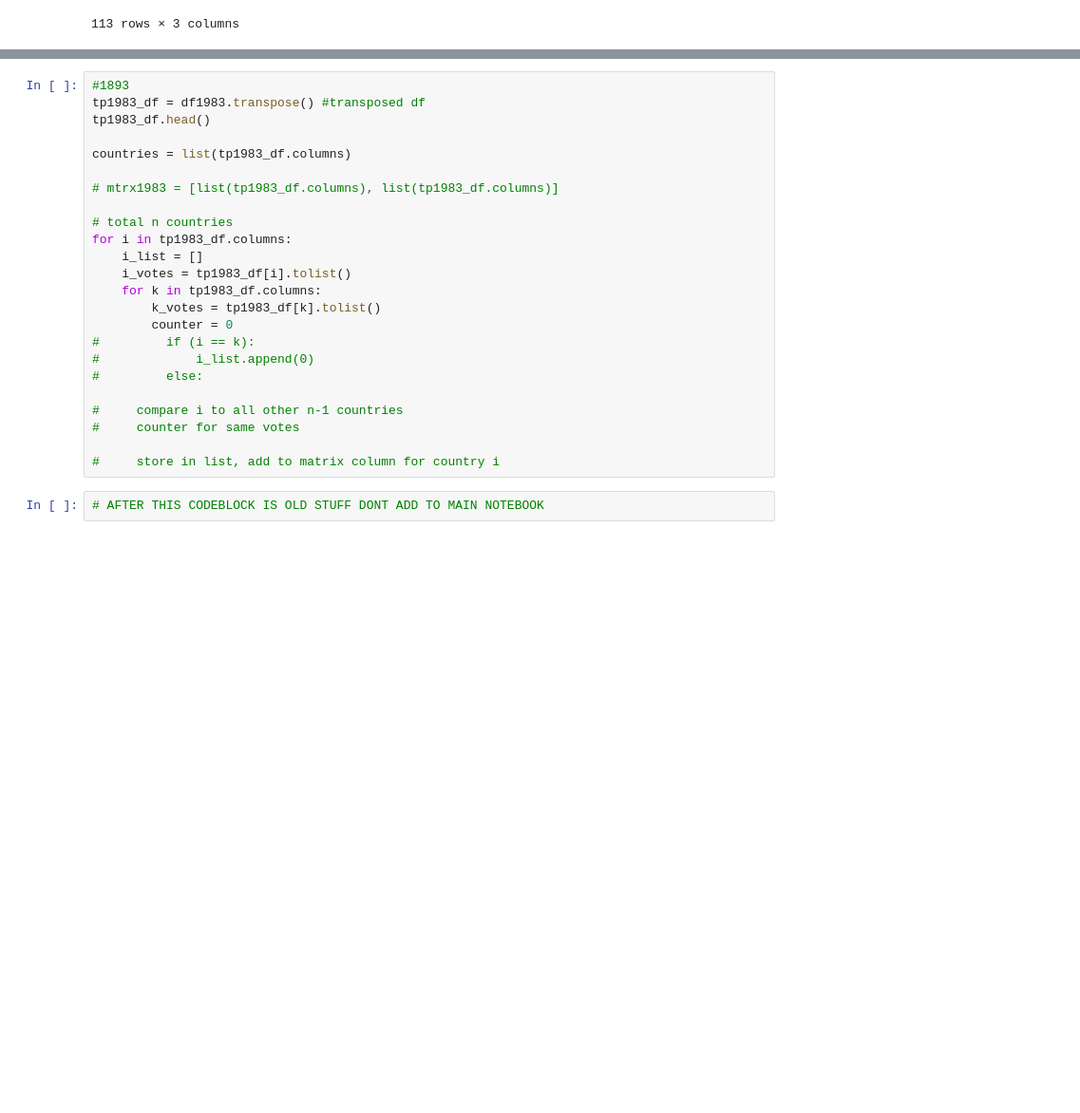
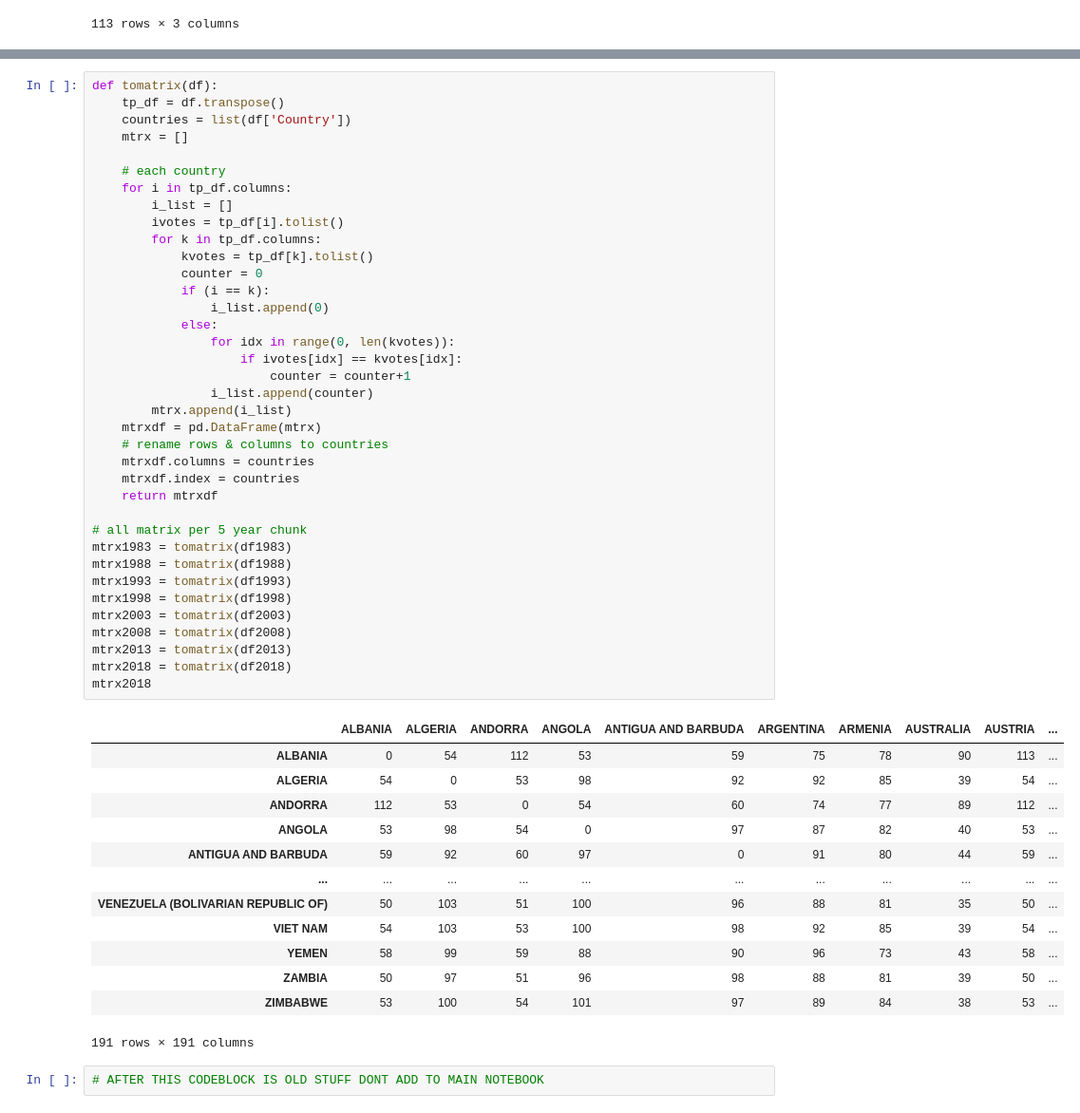
Before and after one commit to lbrown98/un-voting-patterns, a Jupyter notebook: k-means_cluster_analysis.ipynb, the cells around one changed output, grey strips where cells are left out. Shown at 95% size. Saved outputs shown, nothing was run; the diff lists cells and outputs as text; blank space fills up the shorter version.

```diff
--- a/k-means_cluster_analysis.ipynb
+++ b/k-means_cluster_analysis.ipynb
@@ -91,27 +92,54 @@ df2018.head()
-# %%
-#1893
-tp1983_df = df1983.transpose() #transposed df
-tp1983_df.head()
-
-countries = list(tp1983_df.columns)
-
-# mtrx1983 = [list(tp1983_df.columns), list(tp1983_df.columns)]
-
-# total n countries
-for i in tp1983_df.columns:
-    i_list = []
-    i_votes = tp1983_df[i].tolist()
-    for k in tp1983_df.columns:
-        k_votes = tp1983_df[k].tolist()
-        counter = 0
-#         if (i == k):
-#             i_list.append(0)
-#         else:
-
-#     compare i to all other n-1 countries
-#     counter for same votes
-
-#     store in list, add to matrix column for country i
+# %%
+def tomatrix(df):
+    tp_df = df.transpose()
+    countries = list(df['Country'])
+    mtrx = []
+
+    # each country
+    for i in tp_df.columns:
+        i_list = []
+        ivotes = tp_df[i].tolist()
+        for k in tp_df.columns:
+            kvotes = tp_df[k].tolist()
+            counter = 0
+            if (i == k):
+                i_list.append(0)
+            else:
+                for idx in range(0, len(kvotes)):
+                    if ivotes[idx] == kvotes[idx]:
+                        counter = counter+1
+                i_list.append(counter)
+        mtrx.append(i_list)
+    mtrxdf = pd.DataFrame(mtrx)
+    # rename rows & columns to countries
+    mtrxdf.columns = countries
+    mtrxdf.index = countries
+    return mtrxdf
+
+# all matrix per 5 year chunk
+mtrx1983 = tomatrix(df1983)
+mtrx1988 = tomatrix(df1988)
+mtrx1993 = tomatrix(df1993)
+mtrx1998 = tomatrix(df1998)
+mtrx2003 = tomatrix(df2003)
+mtrx2008 = tomatrix(df2008)
+mtrx2013 = tomatrix(df2013)
+mtrx2018 = tomatrix(df2018)
+mtrx2018
+# %% [output]
+|  | ALBANIA | ALGERIA | ANDORRA | ANGOLA | ANTIGUA AND BARBUDA | ARGENTINA | ARMENIA | AUSTRALIA | AUSTRIA | ... |
+| ALBANIA | 0 | 54 | 112 | 53 | 59 | 75 | 78 | 90 | 113 | ... |
+| ALGERIA | 54 | 0 | 53 | 98 | 92 | 92 | 85 | 39 | 54 | ... |
+| ANDORRA | 112 | 53 | 0 | 54 | 60 | 74 | 77 | 89 | 112 | ... |
+| ANGOLA | 53 | 98 | 54 | 0 | 97 | 87 | 82 | 40 | 53 | ... |
+| ANTIGUA AND BARBUDA | 59 | 92 | 60 | 97 | 0 | 91 | 80 | 44 | 59 | ... |
+| ... | ... | ... | ... | ... | ... | ... | ... | ... | ... | ... |
+| VENEZUELA (BOLIVARIAN REPUBLIC OF) | 50 | 103 | 51 | 100 | 96 | 88 | 81 | 35 | 50 | ... |
+| VIET NAM | 54 | 103 | 53 | 100 | 98 | 92 | 85 | 39 | 54 | ... |
+| YEMEN | 58 | 99 | 59 | 88 | 90 | 96 | 73 | 43 | 58 | ... |
+| ZAMBIA | 50 | 97 | 51 | 96 | 98 | 88 | 81 | 39 | 50 | ... |
+| ZIMBABWE | 53 | 100 | 54 | 101 | 97 | 89 | 84 | 38 | 53 | ... |
+191 rows × 191 columns
 # %%
 # AFTER THIS CODEBLOCK IS OLD STUFF DONT ADD TO MAIN NOTEBOOK
 # %%
```
Also changed, not shown: parts of 2 cells of this notebook.
